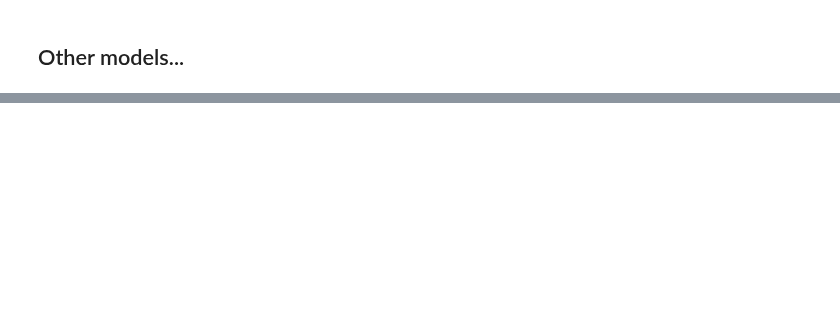
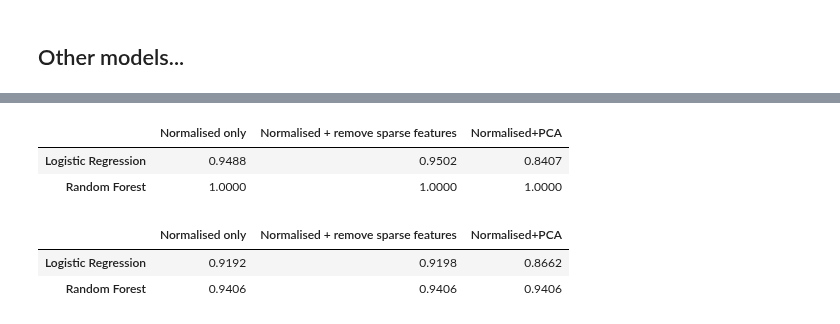
Before and after one commit to Rab6it/COMP5703_code, a Jupyter notebook: project.ipynb, the cells around one changed output, grey strips where cells are left out. Cells and saved outputs as stored; diff of their text form; code cells hidden in the pictures; blank space fills up the shorter version.

```diff
--- a/project.ipynb
+++ b/project.ipynb
@@ -1146,0 +1203,20 @@ history = model.fit(X_train_5, SMOTE_y_array,
+# %%
+test_rec={'Logistic Regression': lr_rec,
+           'Random Forest': rf_rec}
+test_rec_table  = pd.DataFrame(test_rec).T
+test_rec_table.columns = ['Normalised only','Normalised + remove sparse features','Normalised+PCA']
+display(test_rec_table)
+# %% [output]
+|  | Normalised only | Normalised + remove sparse features | Normalised+PCA |
+| Logistic Regression | 0.9488 | 0.9502 | 0.8407 |
+| Random Forest | 1.0000 | 1.0000 | 1.0000 |
+# %%
+test_f1={'Logistic Regression': lr_f1,
+           'Random Forest': rf_f1}
+test_f1_table  = pd.DataFrame(test_f1).T
+test_f1_table.columns = ['Normalised only','Normalised + remove sparse features','Normalised+PCA']
+display(test_f1_table)
+# %% [output]
+|  | Normalised only | Normalised + remove sparse features | Normalised+PCA |
+| Logistic Regression | 0.9192 | 0.9198 | 0.8662 |
+| Random Forest | 0.9406 | 0.9406 | 0.9406 |
```
Also changed, not shown: parts of 72 cells of this notebook.
